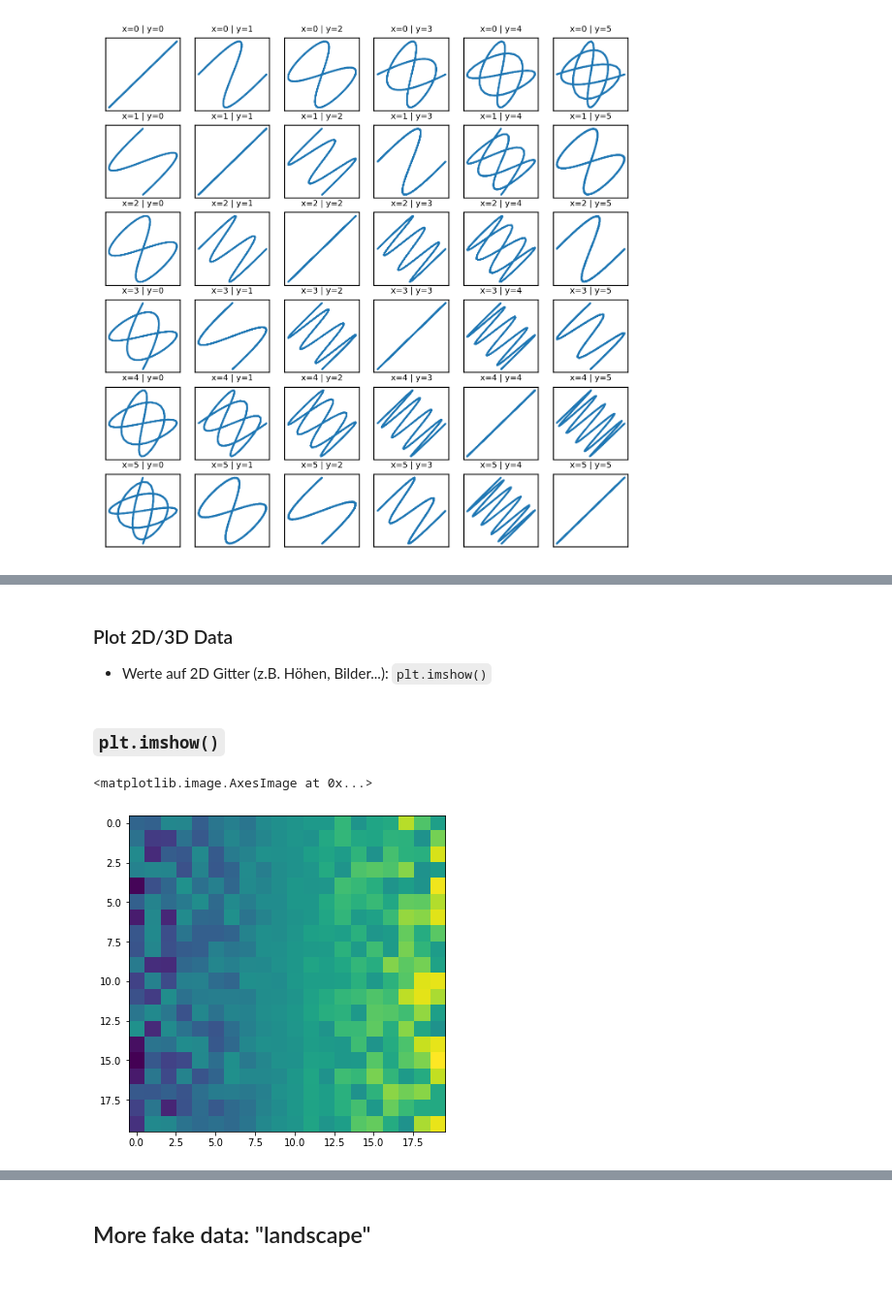
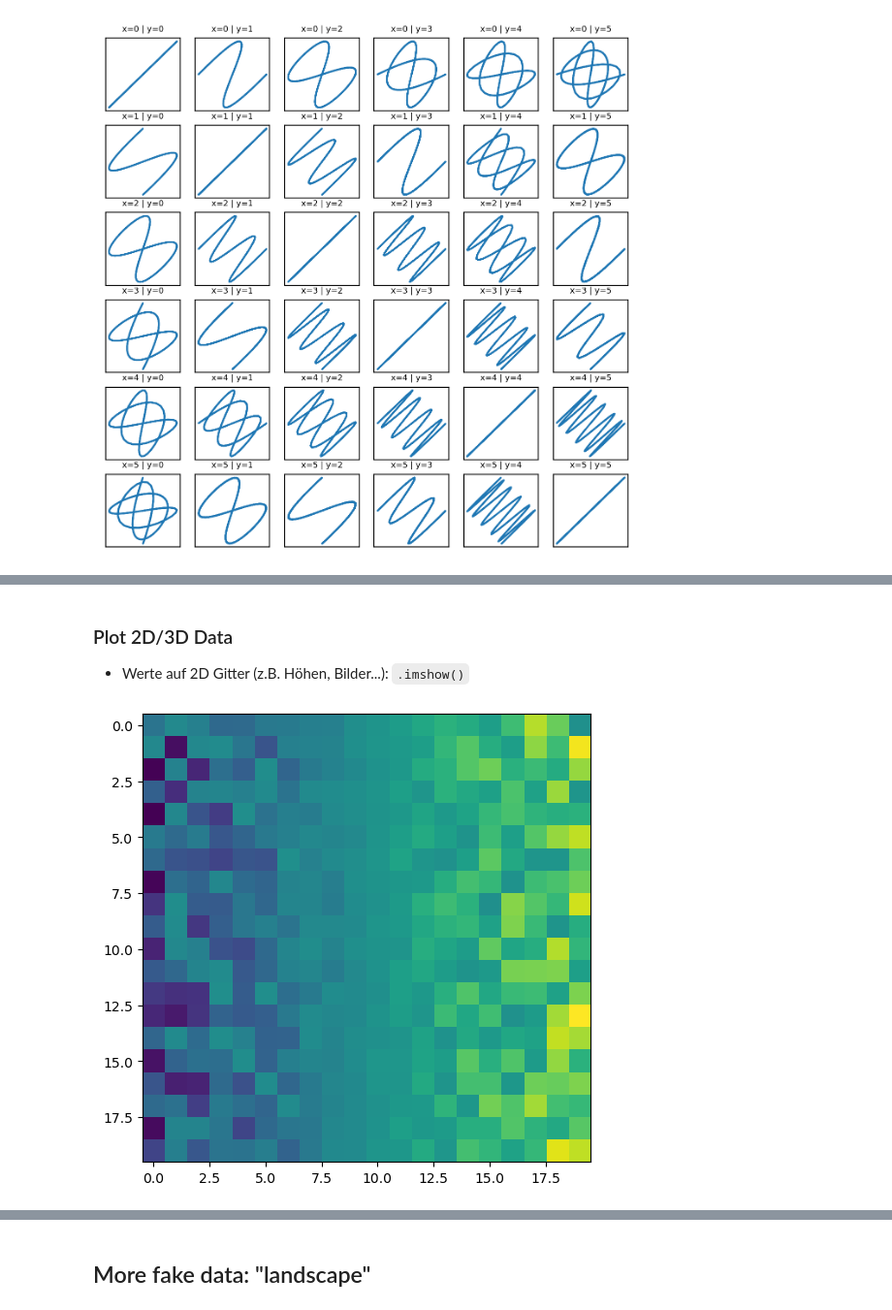
Before and after one commit to florian-huber/python-introduction, a Jupyter notebook: lesson_material_german/12_data_visualization.ipynb, the cells around one changed output, grey strips where cells are left out. Shown at 97% size. Cells and saved outputs as stored; diff of their text form; code cells hidden in the pictures; blank space fills up the shorter version.

```diff
--- a/lesson_material_german/12_data_visualization.ipynb
+++ b/lesson_material_german/12_data_visualization.ipynb
@@ -815,14 +790,12 @@ plt.show()
 # %% [markdown]
 ### Plot 2D/3D Data
-* Werte auf 2D Gitter (z.B. Höhen, Bilder...): `plt.imshow()`
+* Werte auf 2D Gitter (z.B. Höhen, Bilder...): `.imshow()`
-# %% [markdown]
-### `plt.imshow()`
 # %%
 arr = np.random.random((20, 20)) * np.linspace(-1, 1, 20)
 
-plt.figure(figsize=(6,6))
-plt.imshow(arr)
+fig, ax = plt.subplots(figsize=(6, 6))
+ax.imshow(arr)
+plt.show()
 # %% [output]
-<matplotlib.image.AxesImage at 0x...>
-[figure, old version]
+[figure, new version]
 # %% [markdown]
```
Also changed, not shown: parts of 34 cells of this notebook.
